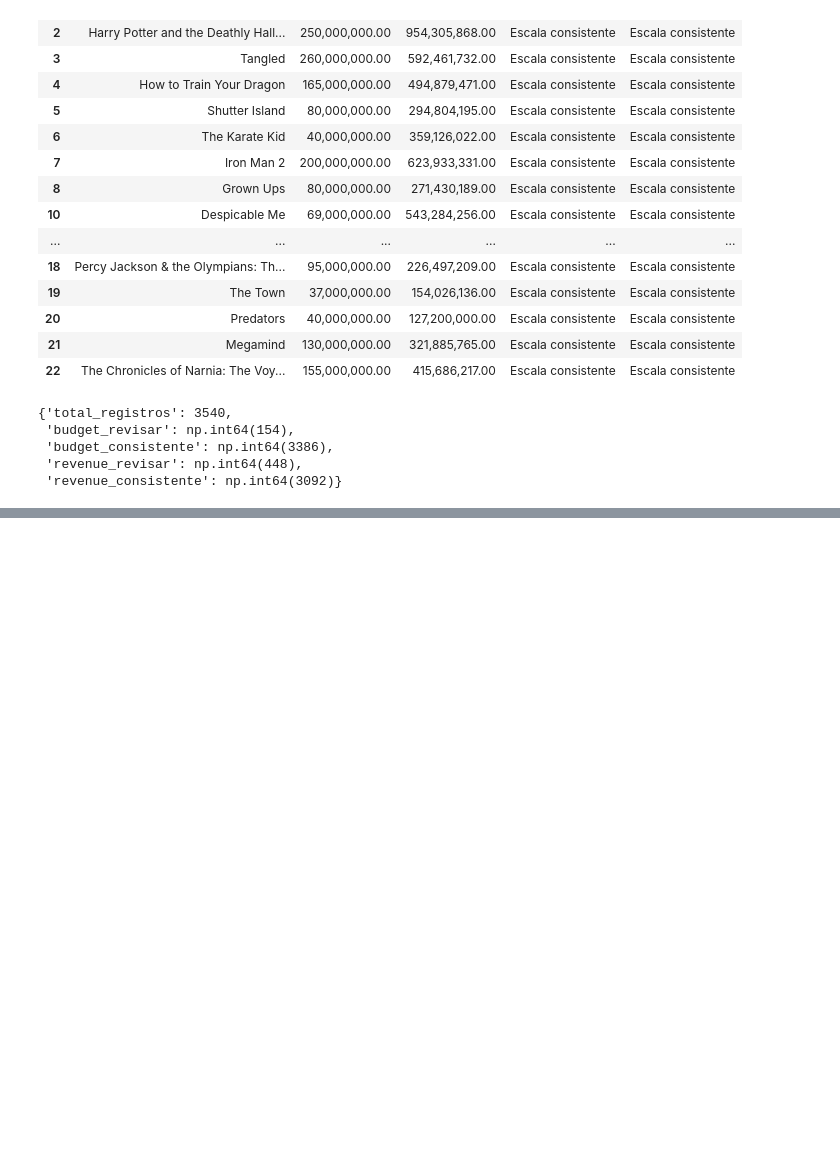
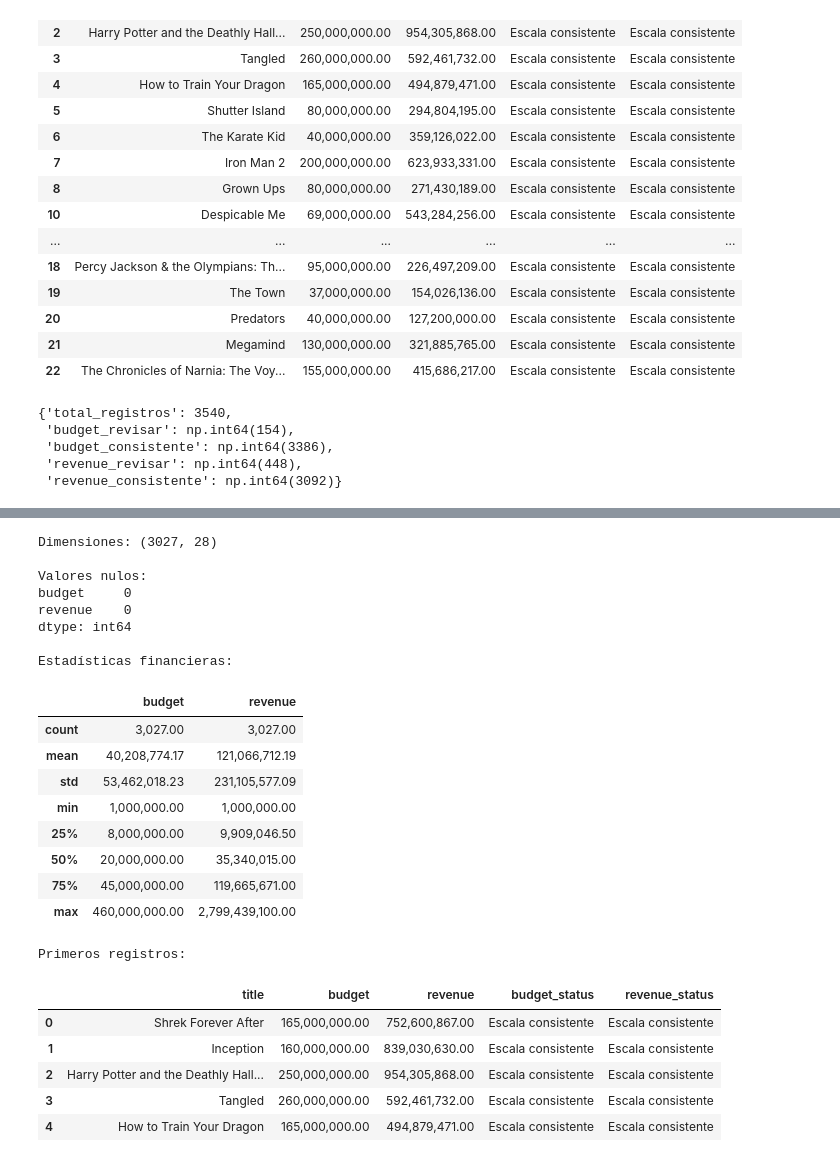
Before and after one commit to AllanxSF/eva_visualizacion_datos, a Jupyter notebook: notebooks/analisis_popularidad_evolucion_finanzas.ipynb, the cells around one changed output, grey strips where cells are left out. Saved outputs shown, nothing was run; the diff lists cells and outputs as text; code cells hidden in the pictures; blank space fills up the shorter version.

```diff
--- a/notebooks/analisis_popularidad_evolucion_finanzas.ipynb
+++ b/notebooks/analisis_popularidad_evolucion_finanzas.ipynb
@@ -391,3 +391,9 @@ resumen
  'budget_consistente': np.int64(3386),
  'revenue_revisar': np.int64(448),
  'revenue_consistente': np.int64(3092)}
+# %%
+from src.negocio import agregar_control_financiero
+
+finanzas_control = agregar_control_financiero(finanzas)
+
+print(finanzas_control.columns.tolist())
@@ -393,0 +416,62 @@ resumen
+# %%
+
+df_financiero_validado["profit"] = (
+    df_financiero_validado["revenue"]
+    - df_financiero_validado["budget"]
+)
+
+df_financiero_validado["roi_pct"] = (
+    df_financiero_validado["profit"]
+    / df_financiero_validado["budget"]
+) * 100
+
+df_financiero_validado["revenue_budget_ratio"] = (
+    df_financiero_validado["revenue"]
+    / df_financiero_validado["budget"]
+)
+
+print(
+    df_financiero_validado[
+        ["budget", "revenue", "profit", "roi_pct"]
+    ].describe()
+)
+# %%
+print("Dimensiones:", df_financiero_validado.shape)
+
+print("\nValores nulos:")
+print(df_financiero_validado[["budget", "revenue"]].isnull().sum())
+
+print("\nEstadísticas financieras:")
+display(df_financiero_validado[["budget", "revenue"]].describe())
+
+print("\nPrimeros registros:")
+display(
+    df_financiero_validado[
+        ["title", "budget", "revenue", "budget_status", "revenue_status"]
+    ].head()
+)
+# %% [output]
+Dimensiones: (3027, 28)
+
+Valores nulos:
+budget     0
+revenue    0
+dtype: int64
+
+Estadísticas financieras:
+|  | budget | revenue |
+| count | 3,027.00 | 3,027.00 |
+| mean | 40,208,774.17 | 121,066,712.19 |
+| std | 53,462,018.23 | 231,105,577.09 |
+| min | 1,000,000.00 | 1,000,000.00 |
+| 25% | 8,000,000.00 | 9,909,046.50 |
+| 50% | 20,000,000.00 | 35,340,015.00 |
+| 75% | 45,000,000.00 | 119,665,671.00 |
+| max | 460,000,000.00 | 2,799,439,100.00 |
+Primeros registros:
+|  | title | budget | revenue | budget_status | revenue_status |
+| 0 | Shrek Forever After | 165,000,000.00 | 752,600,867.00 | Escala consistente | Escala consistente |
+| 1 | Inception | 160,000,000.00 | 839,030,630.00 | Escala consistente | Escala consistente |
+| 2 | Harry Potter and the Deathly Hall... | 250,000,000.00 | 954,305,868.00 | Escala consistente | Escala consistente |
+| 3 | Tangled | 260,000,000.00 | 592,461,732.00 | Escala consistente | Escala consistente |
+| 4 | How to Train Your Dragon | 165,000,000.00 | 494,879,471.00 | Escala consistente | Escala consistente |
```
Also changed, not shown: parts of 5 cells of this notebook, 1 other file.
